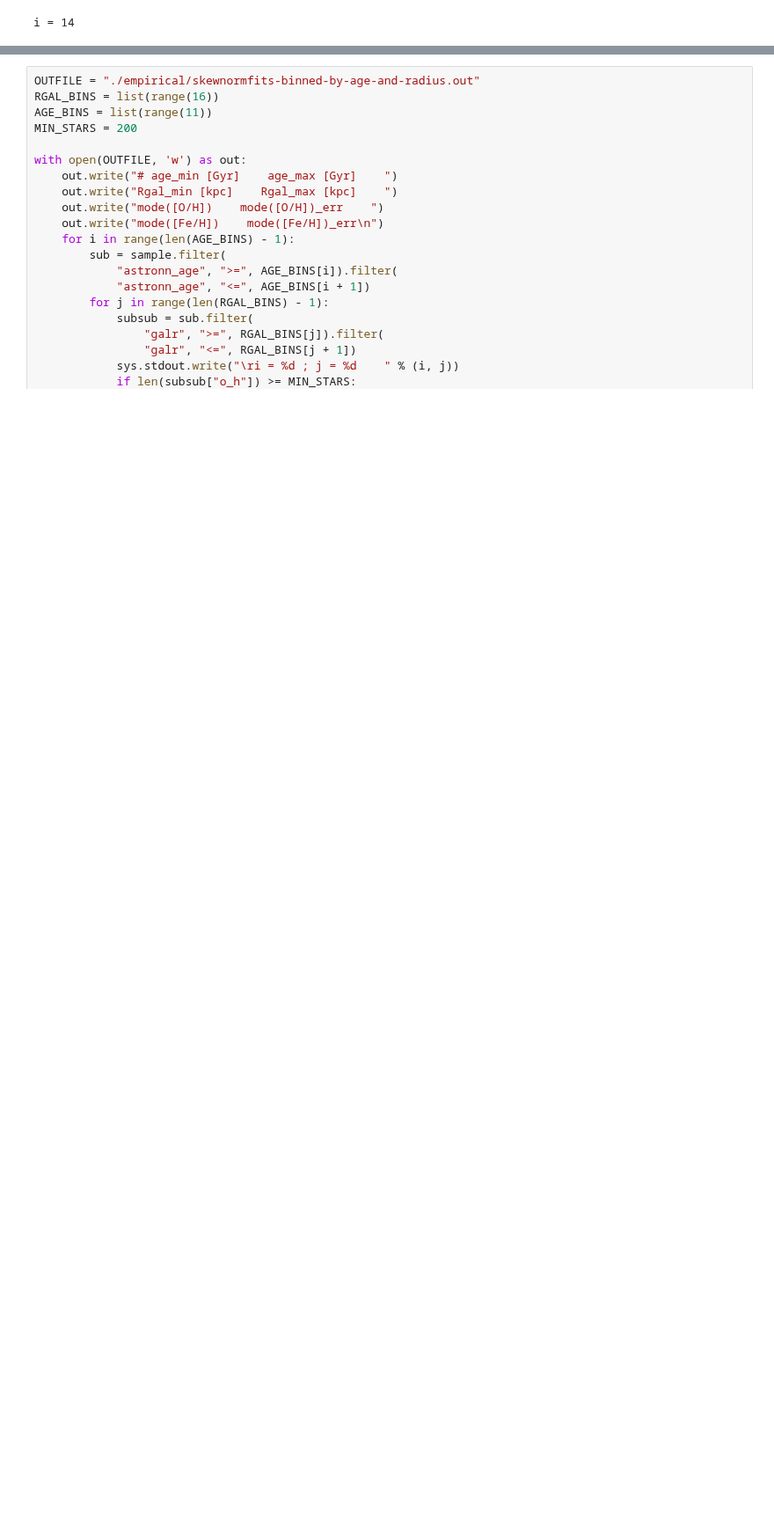
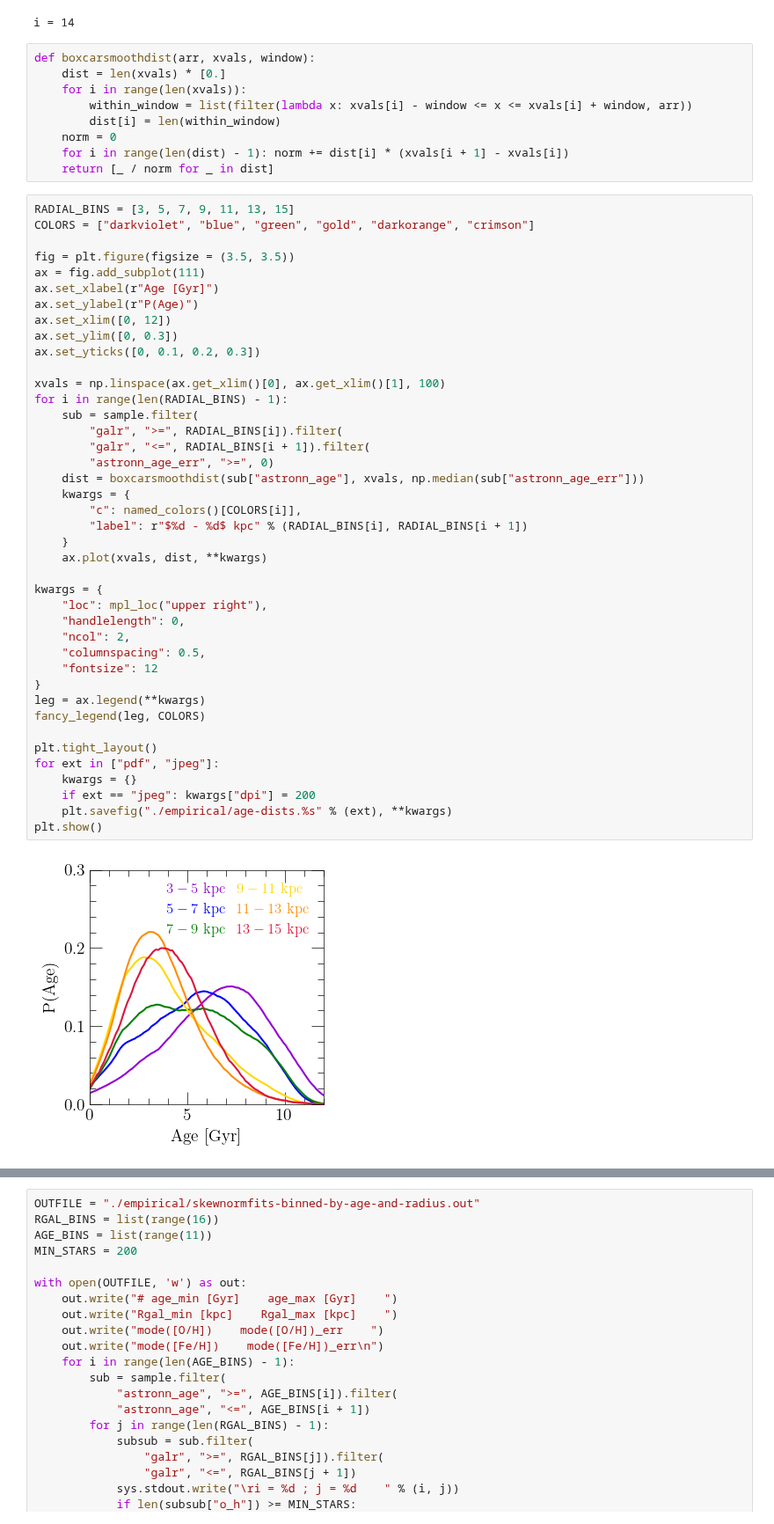
Before and after one commit to giganano/outflows, a Jupyter notebook: notebooks/empirical.ipynb, the cells around one changed output, grey strips where cells are left out. Shown at 88% size. Cells and saved outputs as stored; diff of their text form; blank space fills up the shorter version.

```diff
--- a/notebooks/empirical.ipynb
+++ b/notebooks/empirical.ipynb
@@ -158,3 +158,55 @@ with open(OUTFILE, 'w') as out:
     out.close()
 # %% [output]
 i = 14
+# %%
+def boxcarsmoothdist(arr, xvals, window):
+    dist = len(xvals) * [0.]
+    for i in range(len(xvals)):
+        within_window = list(filter(lambda x: xvals[i] - window <= x <= xvals[i] + window, arr))
+        dist[i] = len(within_window)
+    norm = 0
+    for i in range(len(dist) - 1): norm += dist[i] * (xvals[i + 1] - xvals[i])
+    return [_ / norm for _ in dist]
+# %%
+RADIAL_BINS = [3, 5, 7, 9, 11, 13, 15]
+COLORS = ["darkviolet", "blue", "green", "gold", "darkorange", "crimson"]
+
+fig = plt.figure(figsize = (3.5, 3.5))
+ax = fig.add_subplot(111)
+ax.set_xlabel(r"Age [Gyr]")
+ax.set_ylabel(r"P(Age)")
+ax.set_xlim([0, 12])
+ax.set_ylim([0, 0.3])
+ax.set_yticks([0, 0.1, 0.2, 0.3])
+
+xvals = np.linspace(ax.get_xlim()[0], ax.get_xlim()[1], 100)
+for i in range(len(RADIAL_BINS) - 1):
+    sub = sample.filter(
+        "galr", ">=", RADIAL_BINS[i]).filter(
+        "galr", "<=", RADIAL_BINS[i + 1]).filter(
+        "astronn_age_err", ">=", 0)
+    dist = boxcarsmoothdist(sub["astronn_age"], xvals, np.median(sub["astronn_age_err"]))
+    kwargs = {
+        "c": named_colors()[COLORS[i]],
+        "label": r"$%d - %d$ kpc" % (RADIAL_BINS[i], RADIAL_BINS[i + 1])
+    }
+    ax.plot(xvals, dist, **kwargs)
+
+kwargs = {
+    "loc": mpl_loc("upper right"),
+    "handlelength": 0,
+    "ncol": 2,
+    "columnspacing": 0.5,
+    "fontsize": 12
+}
+leg = ax.legend(**kwargs)
+fancy_legend(leg, COLORS)
+
+plt.tight_layout()
+for ext in ["pdf", "jpeg"]:
+    kwargs = {}
+    if ext == "jpeg": kwargs["dpi"] = 200
+    plt.savefig("./empirical/age-dists.%s" % (ext), **kwargs)
+plt.show()
+# %% [output]
+[figure, added]
```
Also changed, not shown: parts of 6 cells of this notebook, 28 other files.
